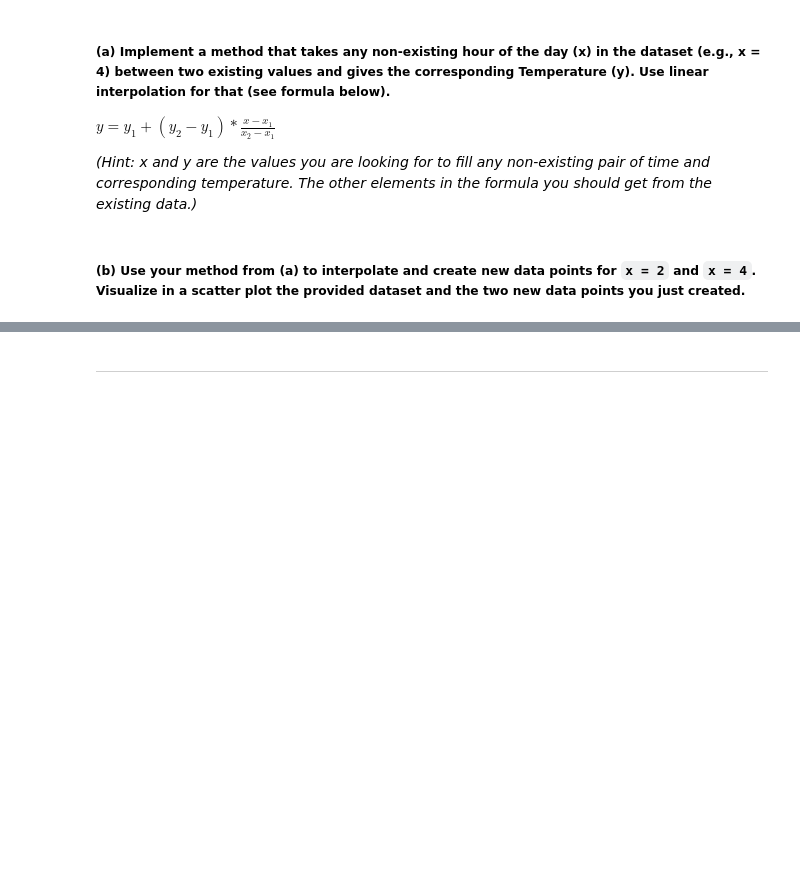
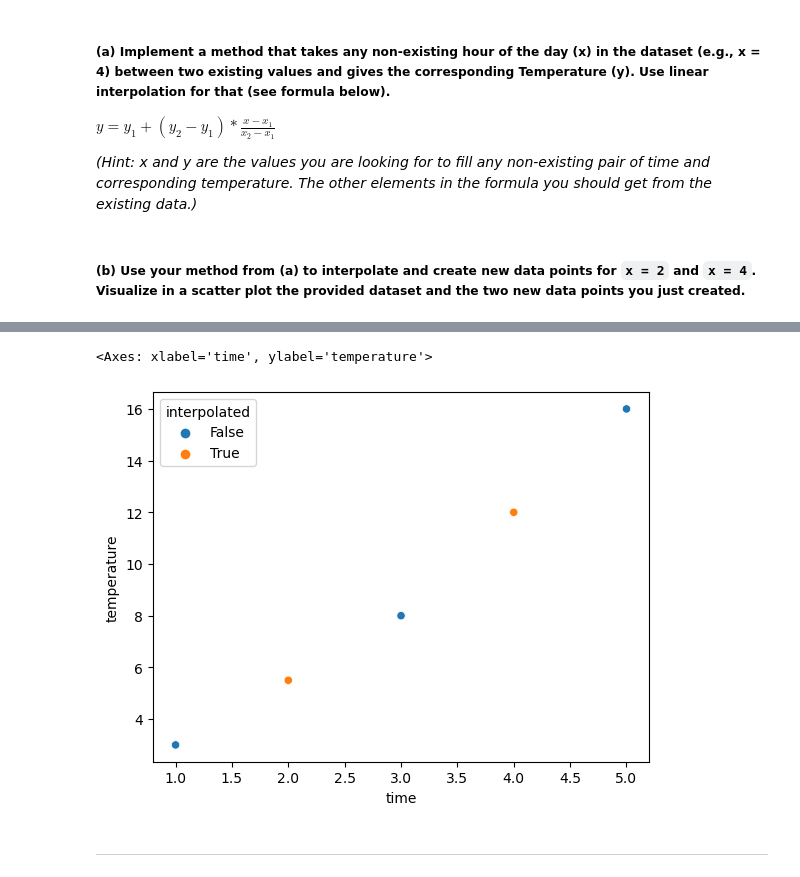
Before and after one commit to kssrr/DataMiningAssignments, a Jupyter notebook: Assignment_03/Assignment_03.ipynb, the cells around one changed output, grey strips where cells are left out. Saved outputs shown, nothing was run; the diff lists cells and outputs as text; code cells hidden in the pictures; blank space fills up the shorter version.

```diff
--- a/Assignment_03/Assignment_03.ipynb
+++ b/Assignment_03/Assignment_03.ipynb
@@ -94,5 +94,18 @@ df
 $ y = y_1 + (y_2 - y_1) * \frac{x - x_1}{x_2 - x_1}$
 
 _(Hint: x and y are the values you are looking for to fill any non-existing pair of time and corresponding temperature. The other elements in the formula you should get from the existing data.)_
+# %%
+def interpolate_temp(x: int) -> int:
+    x_1 = x - 1
+    x_2 = x + 1
+
+    y_1 = df[df["time"] == x_1].temperature.iloc[0]
+    y_2 = df[df["time"] == x_2].temperature.iloc[0]
+
+    return y_1 + (y_2 - y_1) * (x - x_1) / (x_2 - x_1)
 # %% [markdown]
 ##### __(b)  Use your method from (a) to interpolate and create new data points for ``x = 2`` and ``x = 4``. Visualize in a scatter plot the provided dataset and the two new data points you just created.__
+# %%
+to_append = pd.DataFrame([{"time": 2, "temperature": interpolate_temp(2)}, {"time": 4, "temperature": interpolate_temp(4)}])
+df = pd.concat([df, to_append])
+df
@@ -99,3 +119,9 @@ _(Hint: x and y are the values you are looking for to fill any non-existing pair
+# %%
+df["interpolated"] = [True if time in [2, 4] else False for time in df["time"]]
+sns.scatterplot(x="time", y="temperature", hue="interpolated", data=df)
+# %% [output]
+<Axes: xlabel='time', ylabel='temperature'>
+[figure, added]
 # %% [markdown]
 ---
 # %% [markdown]
```
Also changed, not shown: parts of 1 cell of this notebook, 2 other files.
